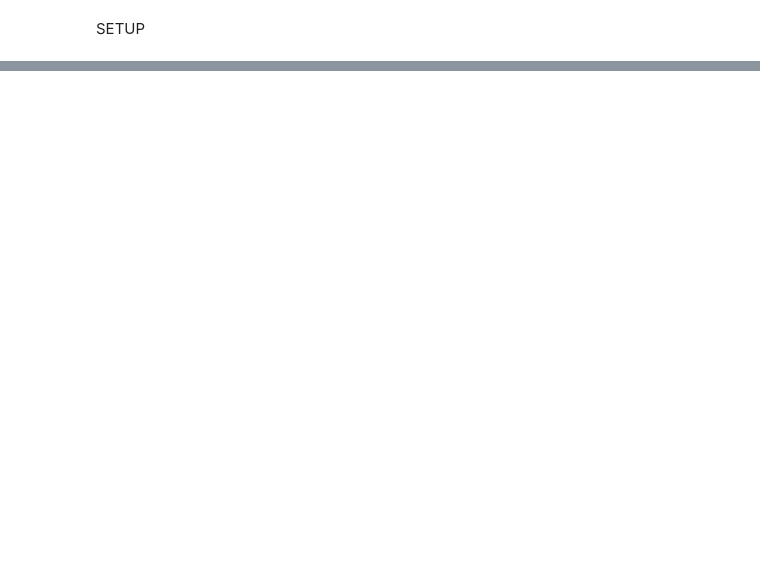
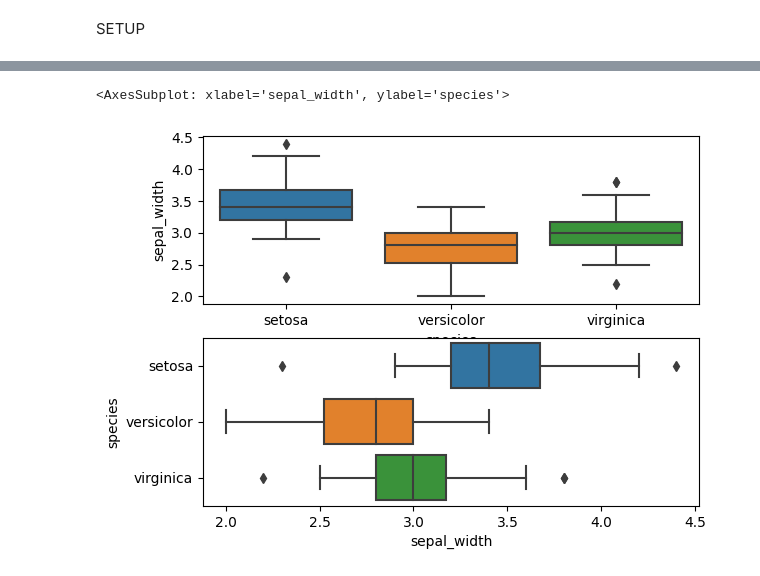
Before and after one commit to dundundundun5/python, a Jupyter notebook: kaggle/tutorial/data_visualization/seaborn_plots.ipynb, the cells around one changed output, grey strips where cells are left out. Cells and saved outputs as stored; diff of their text form; code cells hidden in the pictures; blank space fills up the shorter version.

```diff
--- a/kaggle/tutorial/data_visualization/seaborn_plots.ipynb
+++ b/kaggle/tutorial/data_visualization/seaborn_plots.ipynb
@@ -73,0 +57,10 @@ plot.map(plt.plot, 'sepal_width')
+# %%
+# creating boxplot
+plt.subplot(211)
+sns.boxplot(x='species', y='sepal_width', data=data)
+plt.subplot(212)
+# creating horizontal boxplot
+sns.boxplot(y='species', x='sepal_width', data=data)
+# %% [output]
+<AxesSubplot: xlabel='sepal_width', ylabel='species'>
+[figure, added]
```
Also changed, not shown: parts of 23 cells of this notebook, 1 other file.
